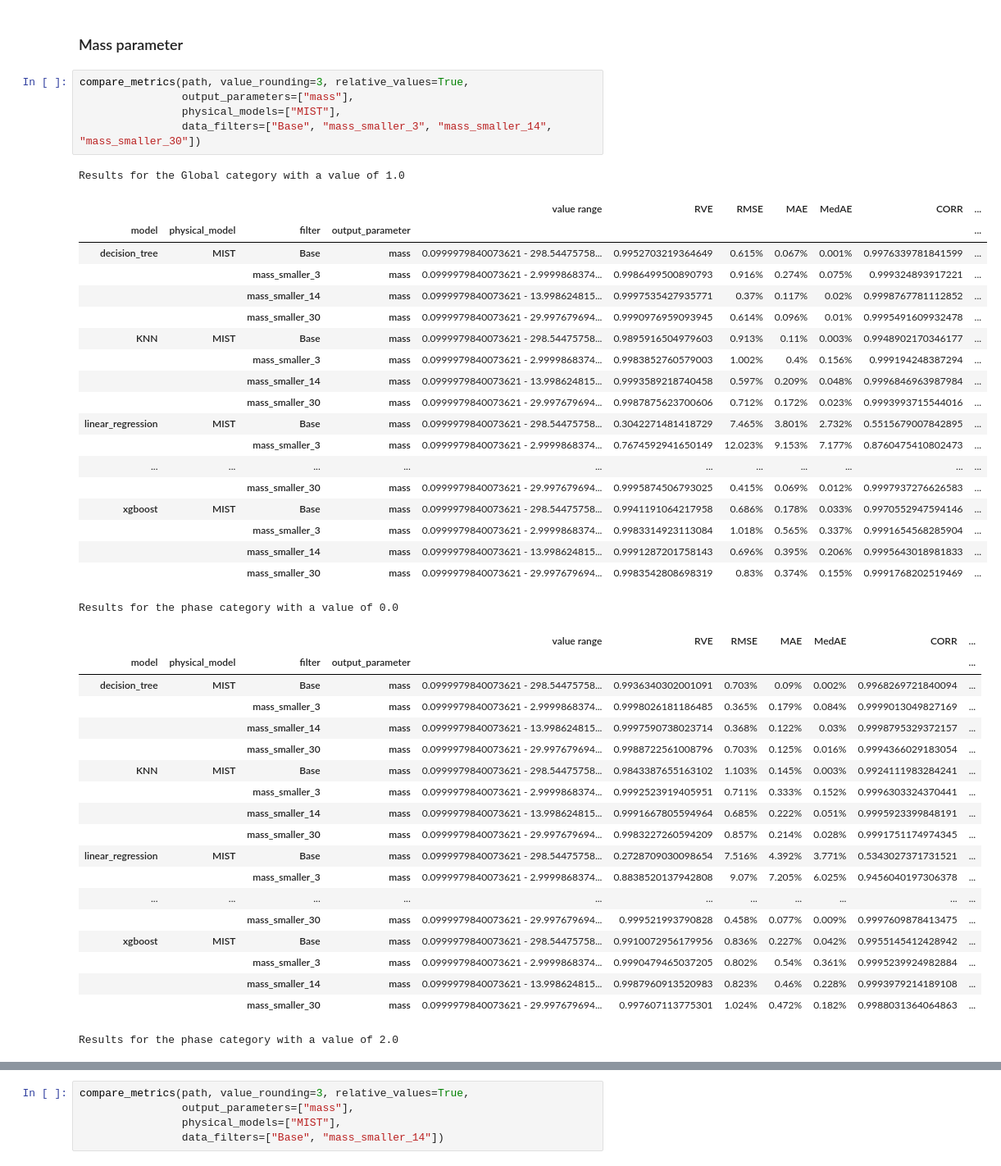
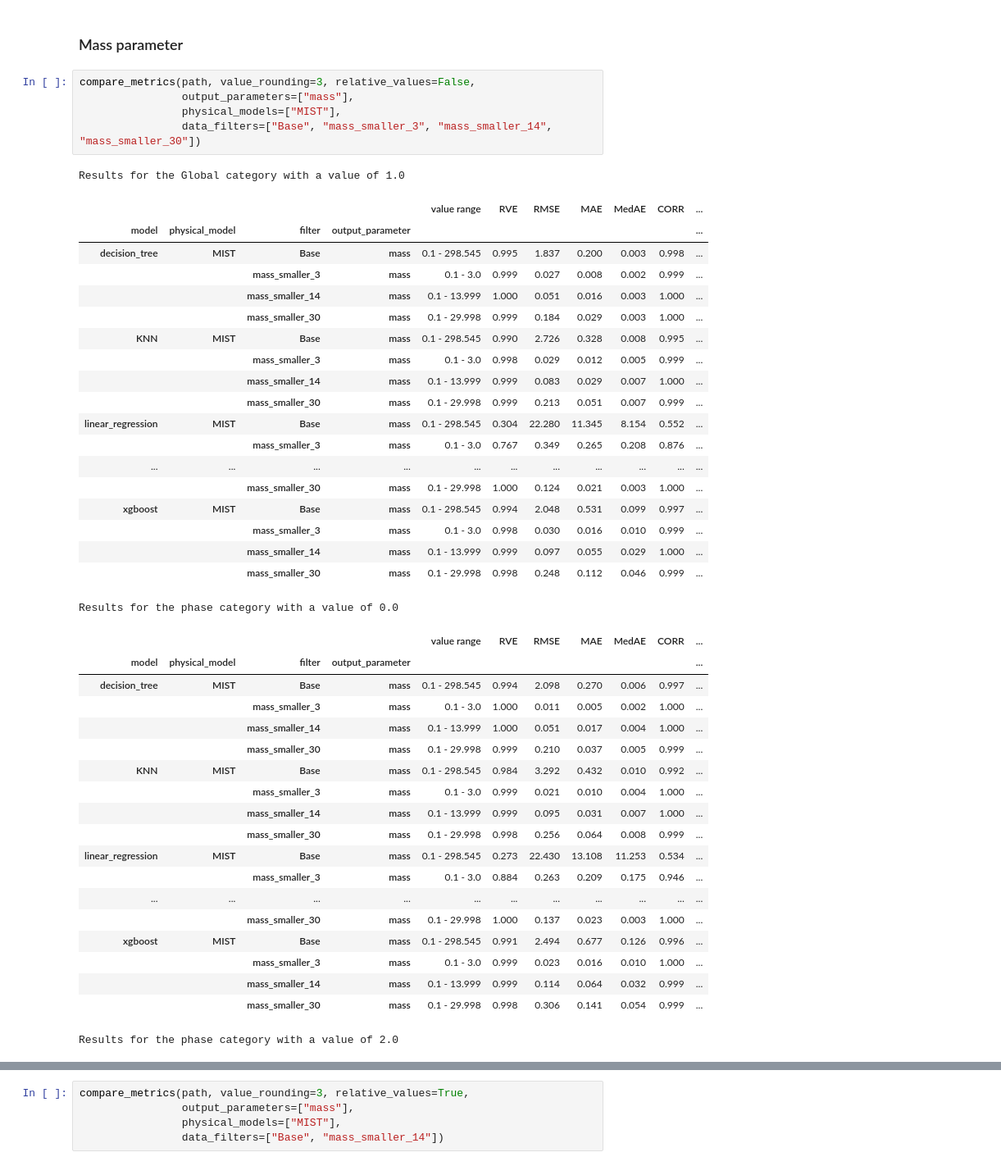
Before and after one commit to anpirott/thesis, a Jupyter notebook: notebooks/ML/method_ML/Model_A_partial/default_models/MIST/compare_model_results.ipynb, the cells around one changed output, grey strips where cells are left out. Shown at 82% size. Cells and saved outputs as stored; diff of their text form.

```diff
--- a/notebooks/ML/method_ML/Model_A_partial/default_models/MIST/compare_model_results.ipynb
+++ b/notebooks/ML/method_ML/Model_A_partial/default_models/MIST/compare_model_results.ipynb
@@ -168,49 +168,49 @@ log_L  : Range : -3.33 - 5.9763, Mean : 2.2, Median : 2.3306
 # %% [markdown]
 ### Mass parameter
 # %%
-compare_metrics(path, value_rounding=3, relative_values=True,
+compare_metrics(path, value_rounding=3, relative_values=False,
                 output_parameters=["mass"],
                 physical_models=["MIST"],
                 data_filters=["Base", "mass_smaller_3", "mass_smaller_14", "mass_smaller_30"])
 # %% [output]
 Results for the Global category with a value of 1.0
 |  |  |  |  | value range | RVE | RMSE | MAE | MedAE | CORR | ... |
 | model | physical_model | filter | output_parameter |  |  |  |  |  |  | ... |
-| decision_tree | MIST | Base | mass | 0.0999979840073621 - 298.54475758... | 0.9952703219364649 | 0.615% | 0.067% | 0.001% | 0.9976339781841599 | ... |
-|  |  | mass_smaller_3 | mass | 0.0999979840073621 - 2.9999868374... | 0.9986499500890793 | 0.916% | 0.274% | 0.075% | 0.999324893917221 | ... |
-|  |  | mass_smaller_14 | mass | 0.0999979840073621 - 13.998624815... | 0.9997535427935771 | 0.37% | 0.117% | 0.02% | 0.9998767781112852 | ... |
-|  |  | mass_smaller_30 | mass | 0.0999979840073621 - 29.997679694... | 0.9990976959093945 | 0.614% | 0.096% | 0.01% | 0.9995491609932478 | ... |
-| KNN | MIST | Base | mass | 0.0999979840073621 - 298.54475758... | 0.9895916504979603 | 0.913% | 0.11% | 0.003% | 0.9948902170346177 | ... |
-|  |  | mass_smaller_3 | mass | 0.0999979840073621 - 2.9999868374... | 0.9983852760579003 | 1.002% | 0.4% | 0.156% | 0.999194248387294 | ... |
-|  |  | mass_smaller_14 | mass | 0.0999979840073621 - 13.998624815... | 0.9993589218740458 | 0.597% | 0.209% | 0.048% | 0.9996846963987984 | ... |
-|  |  | mass_smaller_30 | mass | 0.0999979840073621 - 29.997679694... | 0.9987875623700606 | 0.712% | 0.172% | 0.023% | 0.9993993715544016 | ... |
-| linear_regression | MIST | Base | mass | 0.0999979840073621 - 298.54475758... | 0.3042271481418729 | 7.465% | 3.801% | 2.732% | 0.5515679007842895 | ... |
-|  |  | mass_smaller_3 | mass | 0.0999979840073621 - 2.9999868374... | 0.7674592941650149 | 12.023% | 9.153% | 7.177% | 0.8760475410802473 | ... |
+| decision_tree | MIST | Base | mass | 0.1 - 298.545 | 0.995 | 1.837 | 0.200 | 0.003 | 0.998 | ... |
+|  |  | mass_smaller_3 | mass | 0.1 - 3.0 | 0.999 | 0.027 | 0.008 | 0.002 | 0.999 | ... |
+|  |  | mass_smaller_14 | mass | 0.1 - 13.999 | 1.000 | 0.051 | 0.016 | 0.003 | 1.000 | ... |
+|  |  | mass_smaller_30 | mass | 0.1 - 29.998 | 0.999 | 0.184 | 0.029 | 0.003 | 1.000 | ... |
+| KNN | MIST | Base | mass | 0.1 - 298.545 | 0.990 | 2.726 | 0.328 | 0.008 | 0.995 | ... |
+|  |  | mass_smaller_3 | mass | 0.1 - 3.0 | 0.998 | 0.029 | 0.012 | 0.005 | 0.999 | ... |
+|  |  | mass_smaller_14 | mass | 0.1 - 13.999 | 0.999 | 0.083 | 0.029 | 0.007 | 1.000 | ... |
+|  |  | mass_smaller_30 | mass | 0.1 - 29.998 | 0.999 | 0.213 | 0.051 | 0.007 | 0.999 | ... |
+| linear_regression | MIST | Base | mass | 0.1 - 298.545 | 0.304 | 22.280 | 11.345 | 8.154 | 0.552 | ... |
+|  |  | mass_smaller_3 | mass | 0.1 - 3.0 | 0.767 | 0.349 | 0.265 | 0.208 | 0.876 | ... |
 | ... | ... | ... | ... | ... | ... | ... | ... | ... | ... | ... |
-|  |  | mass_smaller_30 | mass | 0.0999979840073621 - 29.997679694... | 0.9995874506793025 | 0.415% | 0.069% | 0.012% | 0.9997937276626583 | ... |
-| xgboost | MIST | Base | mass | 0.0999979840073621 - 298.54475758... | 0.9941191064217958 | 0.686% | 0.178% | 0.033% | 0.9970552947594146 | ... |
-|  |  | mass_smaller_3 | mass | 0.0999979840073621 - 2.9999868374... | 0.9983314923113084 | 1.018% | 0.565% | 0.337% | 0.9991654568285904 | ... |
-|  |  | mass_smaller_14 | mass | 0.0999979840073621 - 13.998624815... | 0.9991287201758143 | 0.696% | 0.395% | 0.206% | 0.9995643018981833 | ... |
-|  |  | mass_smaller_30 | mass | 0.0999979840073621 - 29.997679694... | 0.9983542808698319 | 0.83% | 0.374% | 0.155% | 0.9991768202519469 | ... |
+|  |  | mass_smaller_30 | mass | 0.1 - 29.998 | 1.000 | 0.124 | 0.021 | 0.003 | 1.000 | ... |
+| xgboost | MIST | Base | mass | 0.1 - 298.545 | 0.994 | 2.048 | 0.531 | 0.099 | 0.997 | ... |
+|  |  | mass_smaller_3 | mass | 0.1 - 3.0 | 0.998 | 0.030 | 0.016 | 0.010 | 0.999 | ... |
+|  |  | mass_smaller_14 | mass | 0.1 - 13.999 | 0.999 | 0.097 | 0.055 | 0.029 | 1.000 | ... |
+|  |  | mass_smaller_30 | mass | 0.1 - 29.998 | 0.998 | 0.248 | 0.112 | 0.046 | 0.999 | ... |
 Results for the phase category with a value of 0.0
 |  |  |  |  | value range | RVE | RMSE | MAE | MedAE | CORR | ... |
 | model | physical_model | filter | output_parameter |  |  |  |  |  |  | ... |
-| decision_tree | MIST | Base | mass | 0.0999979840073621 - 298.54475758... | 0.9936340302001091 | 0.703% | 0.09% | 0.002% | 0.9968269721840094 | ... |
-|  |  | mass_smaller_3 | mass | 0.0999979840073621 - 2.9999868374... | 0.9998026181186485 | 0.365% | 0.179% | 0.084% | 0.9999013049827169 | ... |
-|  |  | mass_smaller_14 | mass | 0.0999979840073621 - 13.998624815... | 0.9997590738023714 | 0.368% | 0.122% | 0.03% | 0.9998795329372157 | ... |
-|  |  | mass_smaller_30 | mass | 0.0999979840073621 - 29.997679694... | 0.9988722561008796 | 0.703% | 0.125% | 0.016% | 0.9994366029183054 | ... |
-| KNN | MIST | Base | mass | 0.0999979840073621 - 298.54475758... | 0.9843387655163102 | 1.103% | 0.145% | 0.003% | 0.9924111983284241 | ... |
-|  |  | mass_smaller_3 | mass | 0.0999979840073621 - 2.9999868374... | 0.9992523919405951 | 0.711% | 0.333% | 0.152% | 0.9996303324370441 | ... |
-|  |  | mass_smaller_14 | mass | 0.0999979840073621 - 13.998624815... | 0.9991667805594964 | 0.685% | 0.222% | 0.051% | 0.9995923399848191 | ... |
-|  |  | mass_smaller_30 | mass | 0.0999979840073621 - 29.997679694... | 0.9983227260594209 | 0.857% | 0.214% | 0.028% | 0.9991751174974345 | ... |
-| linear_regression | MIST | Base | mass | 0.0999979840073621 - 298.54475758... | 0.2728709030098654 | 7.516% | 4.392% | 3.771% | 0.5343027371731521 | ... |
-|  |  | mass_smaller_3 | mass | 0.0999979840073621 - 2.9999868374... | 0.8838520137942808 | 9.07% | 7.205% | 6.025% | 0.9456040197306378 | ... |
+| decision_tree | MIST | Base | mass | 0.1 - 298.545 | 0.994 | 2.098 | 0.270 | 0.006 | 0.997 | ... |
+|  |  | mass_smaller_3 | mass | 0.1 - 3.0 | 1.000 | 0.011 | 0.005 | 0.002 | 1.000 | ... |
+|  |  | mass_smaller_14 | mass | 0.1 - 13.999 | 1.000 | 0.051 | 0.017 | 0.004 | 1.000 | ... |
+|  |  | mass_smaller_30 | mass | 0.1 - 29.998 | 0.999 | 0.210 | 0.037 | 0.005 | 0.999 | ... |
+| KNN | MIST | Base | mass | 0.1 - 298.545 | 0.984 | 3.292 | 0.432 | 0.010 | 0.992 | ... |
+|  |  | mass_smaller_3 | mass | 0.1 - 3.0 | 0.999 | 0.021 | 0.010 | 0.004 | 1.000 | ... |
+|  |  | mass_smaller_14 | mass | 0.1 - 13.999 | 0.999 | 0.095 | 0.031 | 0.007 | 1.000 | ... |
+|  |  | mass_smaller_30 | mass | 0.1 - 29.998 | 0.998 | 0.256 | 0.064 | 0.008 | 0.999 | ... |
+| linear_regression | MIST | Base | mass | 0.1 - 298.545 | 0.273 | 22.430 | 13.108 | 11.253 | 0.534 | ... |
+|  |  | mass_smaller_3 | mass | 0.1 - 3.0 | 0.884 | 0.263 | 0.209 | 0.175 | 0.946 | ... |
 | ... | ... | ... | ... | ... | ... | ... | ... | ... | ... | ... |
-|  |  | mass_smaller_30 | mass | 0.0999979840073621 - 29.997679694... | 0.999521993790828 | 0.458% | 0.077% | 0.009% | 0.9997609878413475 | ... |
-| xgboost | MIST | Base | mass | 0.0999979840073621 - 298.54475758... | 0.9910072956179956 | 0.836% | 0.227% | 0.042% | 0.9955145412428942 | ... |
-|  |  | mass_smaller_3 | mass | 0.0999979840073621 - 2.9999868374... | 0.9990479465037205 | 0.802% | 0.54% | 0.361% | 0.9995239924982884 | ... |
-|  |  | mass_smaller_14 | mass | 0.0999979840073621 - 13.998624815... | 0.9987960913520983 | 0.823% | 0.46% | 0.228% | 0.9993979214189108 | ... |
-|  |  | mass_smaller_30 | mass | 0.0999979840073621 - 29.997679694... | 0.997607113775301 | 1.024% | 0.472% | 0.182% | 0.9988031364064863 | ... |
+|  |  | mass_smaller_30 | mass | 0.1 - 29.998 | 1.000 | 0.137 | 0.023 | 0.003 | 1.000 | ... |
+| xgboost | MIST | Base | mass | 0.1 - 298.545 | 0.991 | 2.494 | 0.677 | 0.126 | 0.996 | ... |
+|  |  | mass_smaller_3 | mass | 0.1 - 3.0 | 0.999 | 0.023 | 0.016 | 0.010 | 1.000 | ... |
+|  |  | mass_smaller_14 | mass | 0.1 - 13.999 | 0.999 | 0.114 | 0.064 | 0.032 | 0.999 | ... |
+|  |  | mass_smaller_30 | mass | 0.1 - 29.998 | 0.998 | 0.306 | 0.141 | 0.054 | 0.999 | ... |
 Results for the phase category with a value of 2.0
 |  |  |  |  | value range | RVE | RMSE | MAE | MedAE | CORR | ... |
 | model | physical_model | filter | output_parameter |  |  |  |  |  |  | ... |
```
Also changed, not shown: parts of 2 cells of this notebook, 16 other files.
